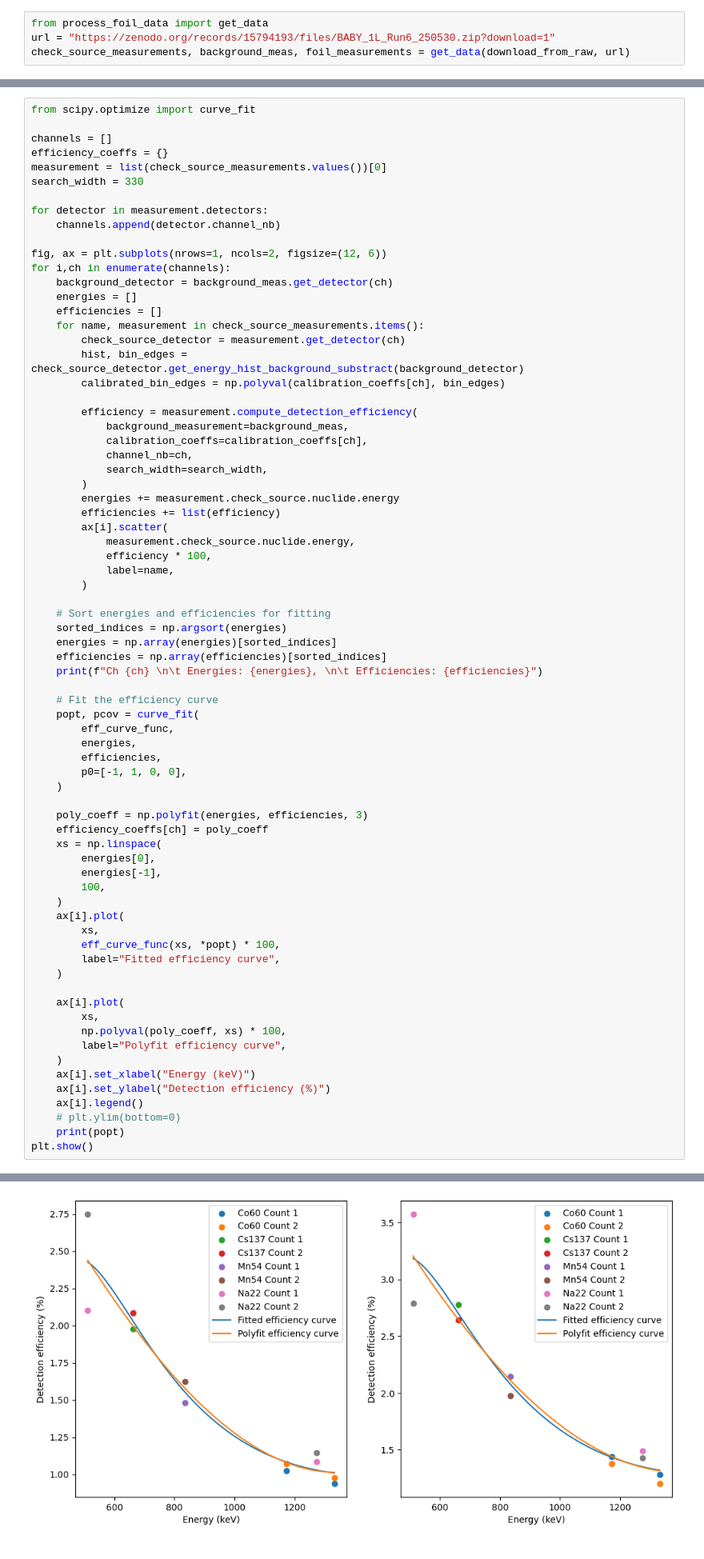
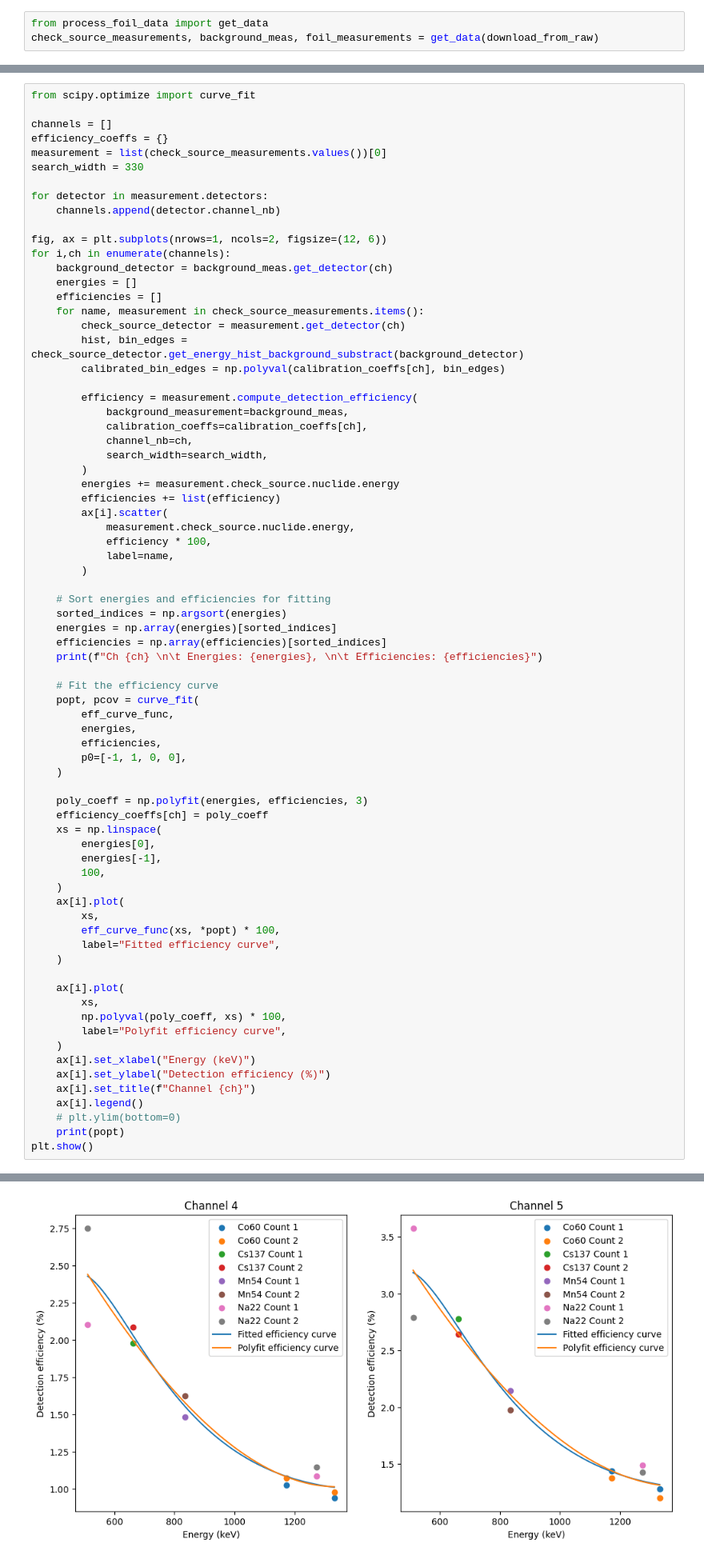
Before and after one commit to LIBRA-project/BABY-1L-run-6, a Jupyter notebook: analysis/neutron/foil_analysis.ipynb, the cells around one changed output, grey strips where cells are left out. Shown at 80% size. Saved outputs shown, nothing was run; the diff lists cells and outputs as text.

```diff
--- a/analysis/neutron/foil_analysis.ipynb
+++ b/analysis/neutron/foil_analysis.ipynb
@@ -13,8 +13,7 @@ from datetime import datetime
 import json
 # %%
 from process_foil_data import get_data
-url = "https://zenodo.org/records/15794193/files/BABY_1L_Run6_250530.zip?download=1"
-check_source_measurements, background_meas, foil_measurements = get_data(download_from_raw, url)
+check_source_measurements, background_meas, foil_measurements = get_data(download_from_raw)
 # %% [output]
 Read in properties of Nb Packet #3 foil
 Read in properties of Zr Packet #1 foil
@@ -203,34 +205,35 @@ for i,ch in enumerate(channels):
     ax[i].plot(
         xs,
         eff_curve_func(xs, *popt) * 100,
         label="Fitted efficiency curve",
     )
 
     ax[i].plot(
         xs,
         np.polyval(poly_coeff, xs) * 100,
         label="Polyfit efficiency curve",
     )
     ax[i].set_xlabel("Energy (keV)")
     ax[i].set_ylabel("Detection efficiency (%)")
+    ax[i].set_title(f"Channel {ch}")
     ax[i].legend()
     # plt.ylim(bottom=0)
     print(popt)
 plt.show()
 # %% [output]
 Ch 4
          Energies: [ 511.     511.     661.657  661.657  834.848  834.848 1173.228 1173.228
  1274.537 1274.537 1332.492 1332.492],
          Efficiencies: [0.02102159 0.02749373 0.01978268 0.0208609  0.01482226 0.01623395
  0.01022607 0.01069233 0.01084041 0.0114625  0.00938804 0.00976438]
 [-401.55899566  179.78226718  -26.92421218    1.33498439]
 Ch 5
          Energies: [ 511.     511.     661.657  661.657  834.848  834.848 1173.228 1173.228
  1274.537 1274.537 1332.492 1332.492],
          Efficiencies: [0.03575154 0.02787124 0.02780254 0.02642409 0.02142706 0.01975958
  0.01441652 0.01376862 0.01492938 0.01429497 0.01279407 0.01204011]
 [-387.1779018   172.86445791  -25.80281142    1.27486728]
-[figure, old version]
+[figure, new version]
 # %% [markdown]
 ## Calculating average neutron rate from activation foils
 
```
Also changed, not shown: parts of 1 cell of this notebook, 2 other files.
